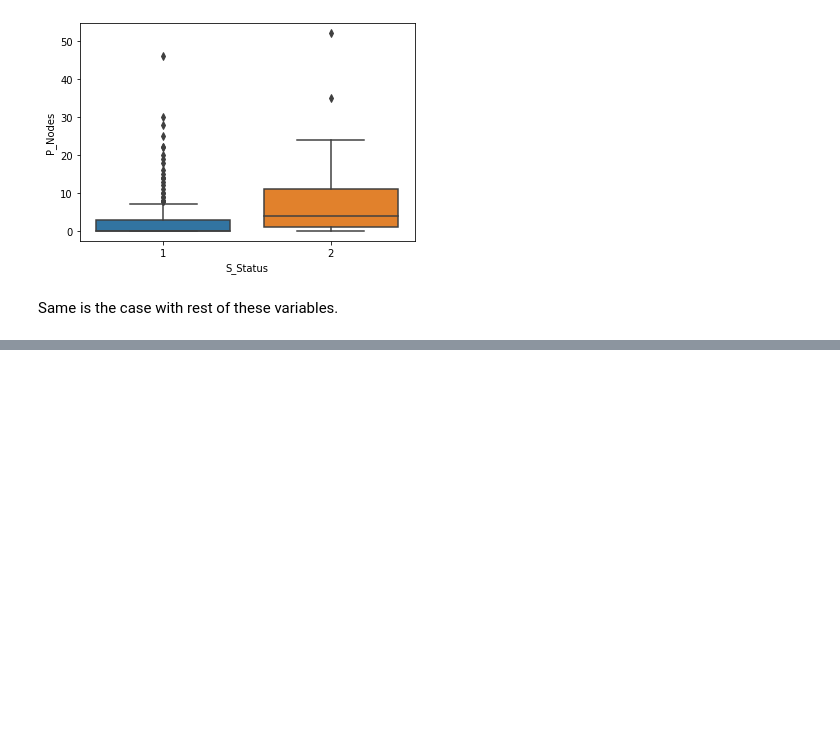
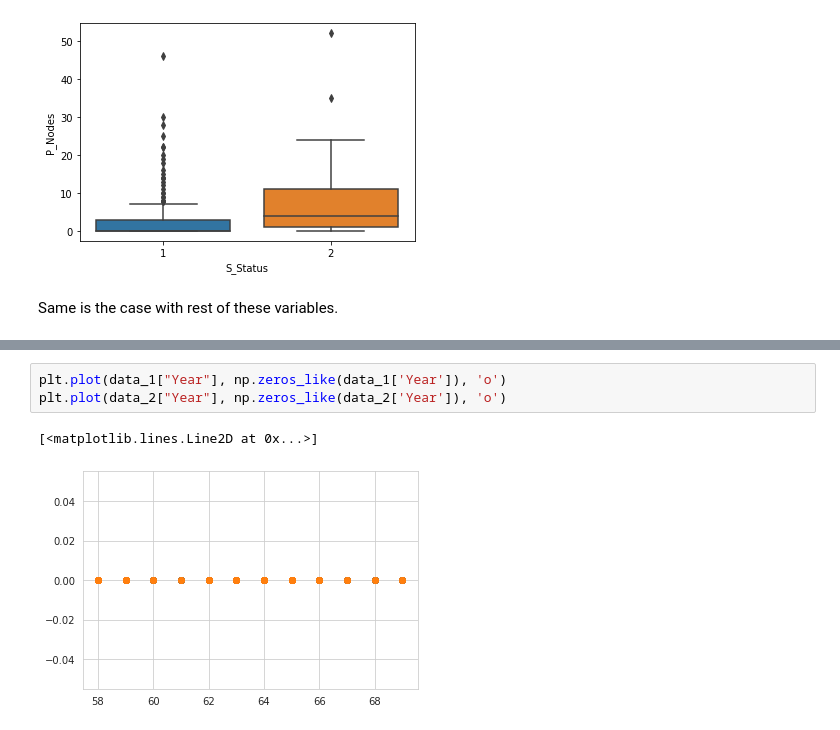
Before and after one commit to tanzeyl/Self-Study, a Jupyter notebook: Haberman's_Data_Set.ipynb, the cells around one changed output, grey strips where cells are left out. Saved outputs shown, nothing was run; the diff lists cells and outputs as text; blank space fills up the shorter version.

```diff
--- a/Haberman's_Data_Set.ipynb
+++ b/Haberman's_Data_Set.ipynb
@@ -62,0 +80,6 @@ Same is the case with rest of these variables.
+# %%
+plt.plot(data_1["Year"], np.zeros_like(data_1['Year']), 'o')
+plt.plot(data_2["Year"], np.zeros_like(data_2['Year']), 'o')
+# %% [output]
+[<matplotlib.lines.Line2D at 0x...>]
+[figure, added]
```
Also changed, not shown: parts of 10 cells of this notebook.
